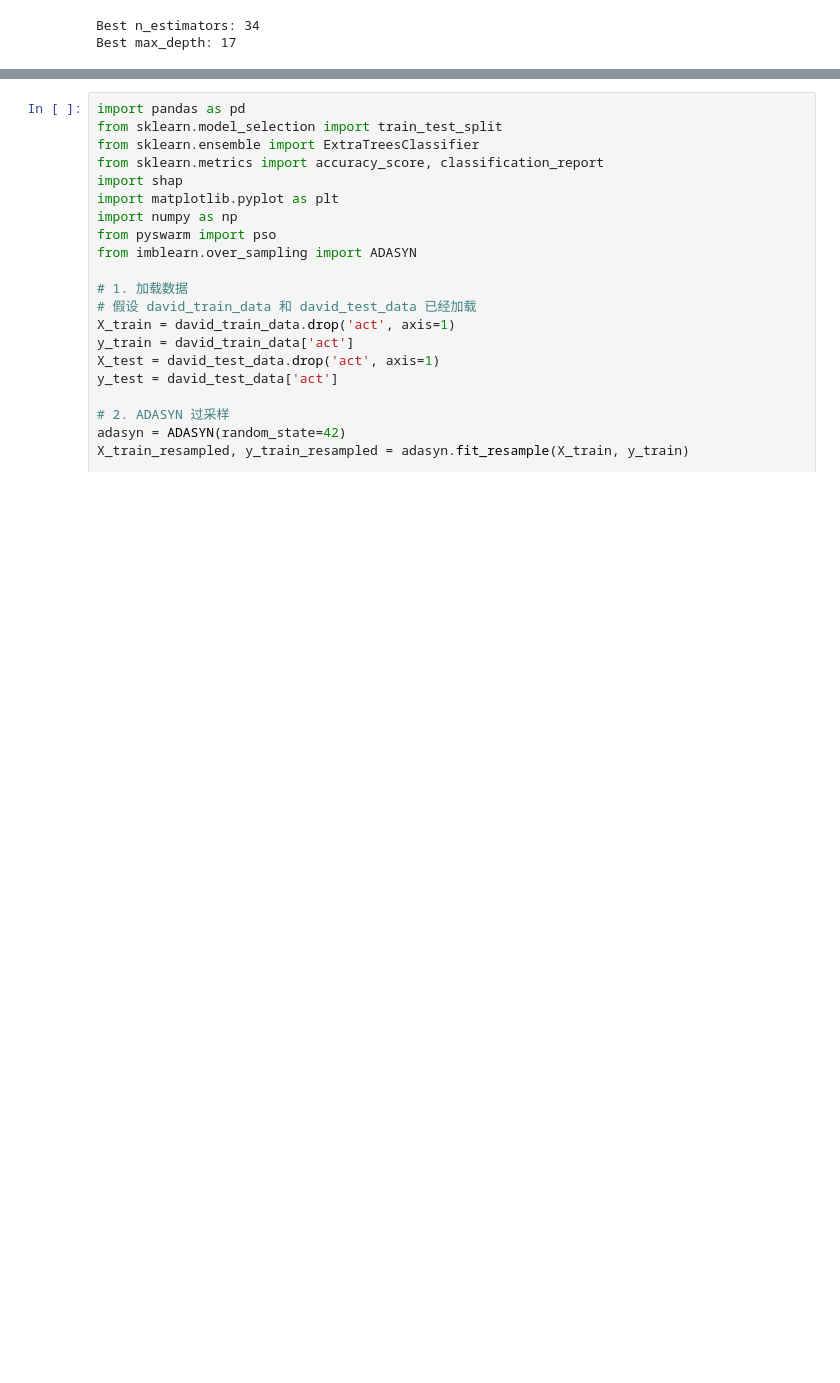
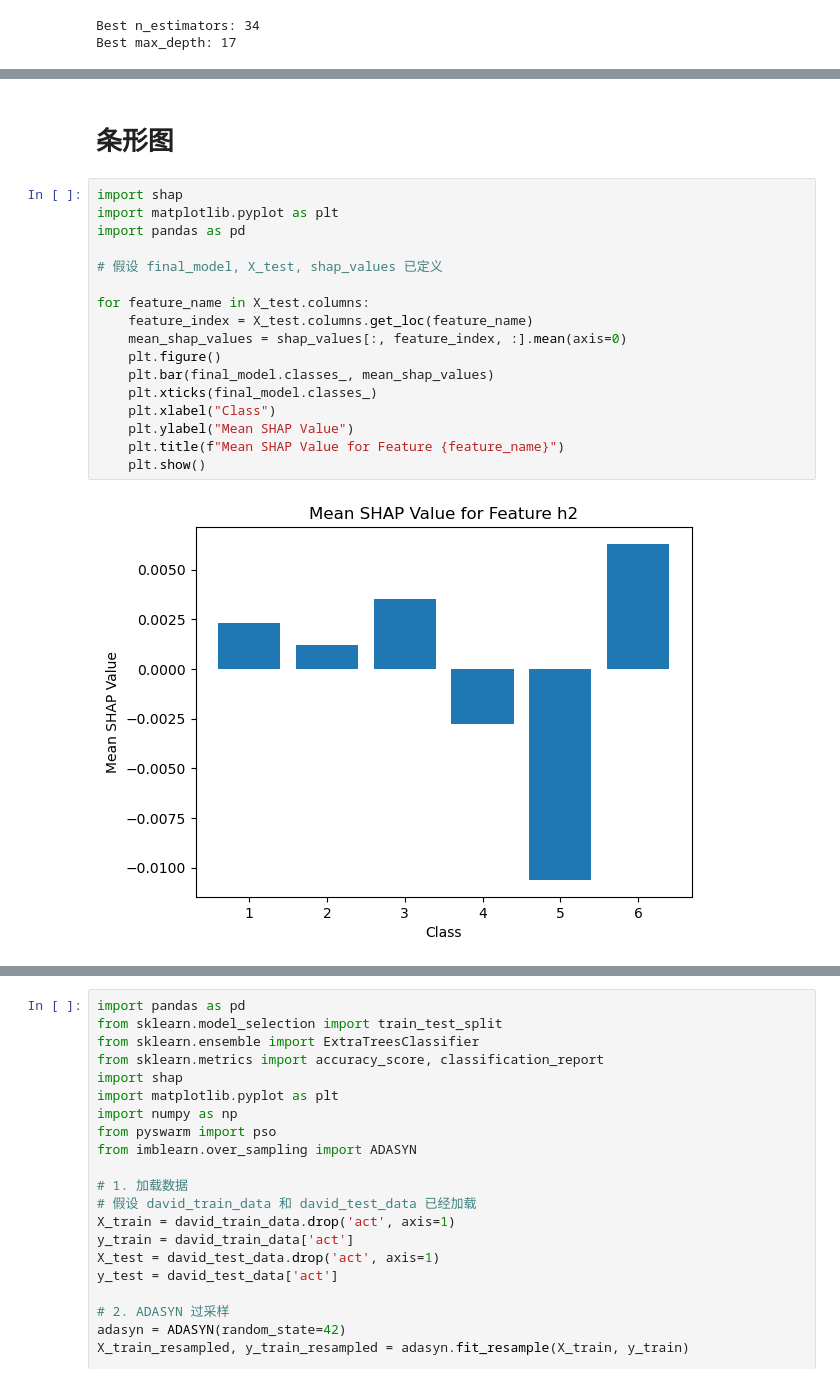
Before and after one commit to Sihan0229/DGA, a Jupyter notebook: Dissolved-Gas-Analysis/DGA_classifer.ipynb, the cells around one changed output, grey strips where cells are left out. Saved outputs shown, nothing was run; the diff lists cells and outputs as text; blank space fills up the shorter version.

```diff
--- a/Dissolved-Gas-Analysis/DGA_classifer.ipynb
+++ b/Dissolved-Gas-Analysis/DGA_classifer.ipynb
@@ -873,0 +940,21 @@ Best max_depth: 17
+# %% [markdown]
+# 条形图
+# %%
+import shap
+import matplotlib.pyplot as plt
+import pandas as pd
+
+# 假设 final_model, X_test, shap_values 已定义
+
+for feature_name in X_test.columns:
+    feature_index = X_test.columns.get_loc(feature_name)
+    mean_shap_values = shap_values[:, feature_index, :].mean(axis=0)
+    plt.figure()
+    plt.bar(final_model.classes_, mean_shap_values)
+    plt.xticks(final_model.classes_)
+    plt.xlabel("Class")
+    plt.ylabel("Mean SHAP Value")
+    plt.title(f"Mean SHAP Value for Feature {feature_name}")
+    plt.show()
+# %% [output]
+[figure, added]
```
Also changed, not shown: parts of 10 cells of this notebook, 1 other file.
